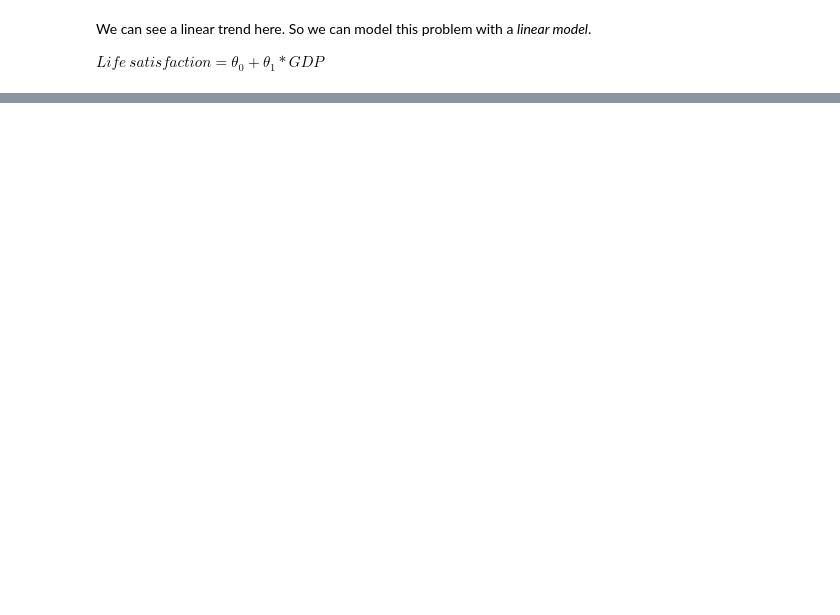
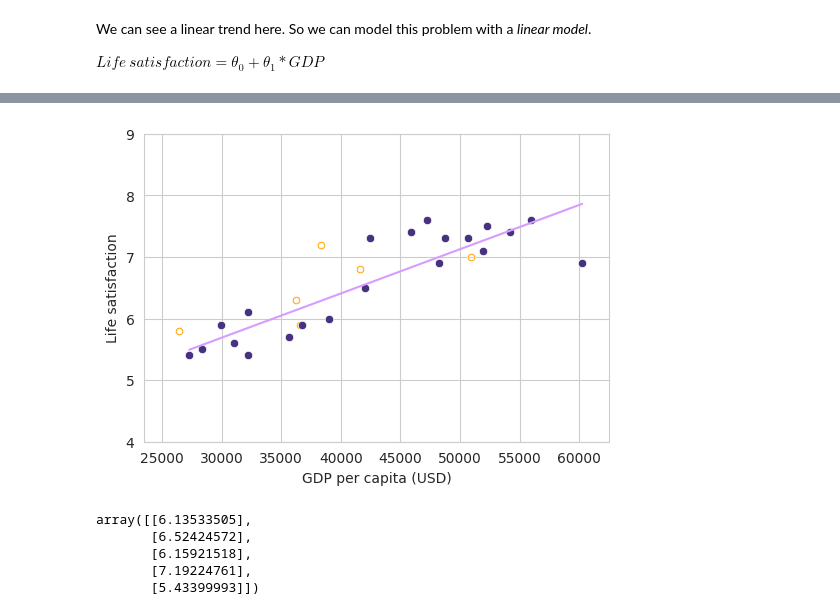
Before and after one commit to wilberquito/ML, a Jupyter notebook: linear-regression/life-sat/Life-Satisfaction.ipynb, the cells around one changed output, grey strips where cells are left out. Saved outputs shown, nothing was run; the diff lists cells and outputs as text; code cells hidden in the pictures; blank space fills up the shorter version.

```diff
--- a/linear-regression/life-sat/Life-Satisfaction.ipynb
+++ b/linear-regression/life-sat/Life-Satisfaction.ipynb
@@ -114,0 +257,24 @@ plt.show()
+# %%
+fig, ax = plt.subplots(1, 1, figsize=(6, 4))
+
+sns.scatterplot(x=X_test.ravel(), y=y_test.ravel(), color="orange", marker="$\circ$")
+sns.scatterplot(x=X_train.ravel(), y=y_train.ravel())
+sns.lineplot(x=X_train.ravel(), y=yhat_train.ravel(), color="#d69cff")
+
+ax.set_xlim([xmin, xmax])
+ax.set_ylim([ymin, ymax])
+ax.set_xlabel("GDP per capita (USD)")
+ax.set_ylabel("Life satisfaction")
+
+plt.show()
+# %% [output]
+[figure, added]
+# %%
+yhat_test = model.predict(X_test)
+yhat_test[:5]
+# %% [output]
+array([[6.13533505],
+       [6.52424572],
+       [6.15921518],
+       [7.19224761],
+       [5.43399993]])
```
Also changed, not shown: parts of 32 cells of this notebook, 1 other file.
